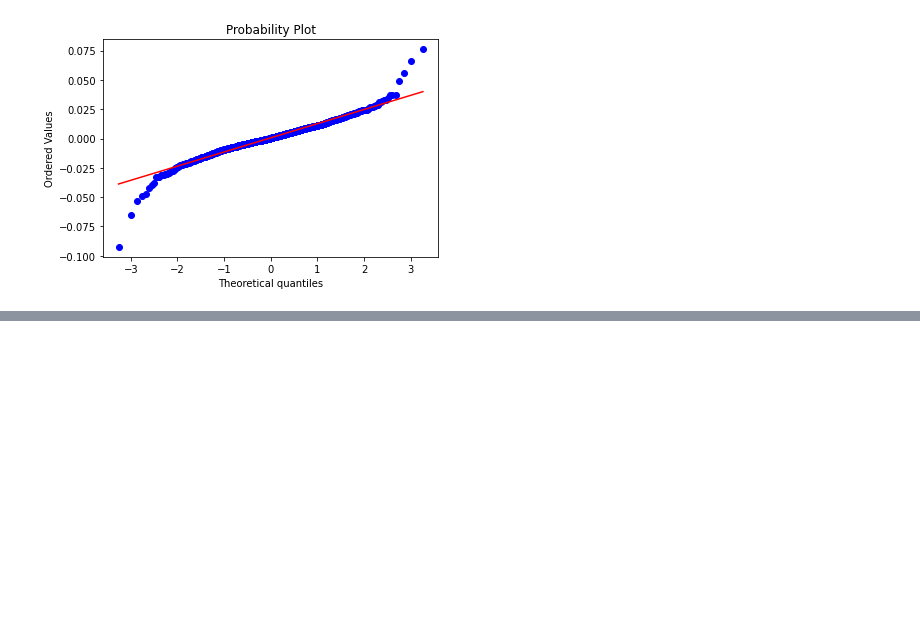
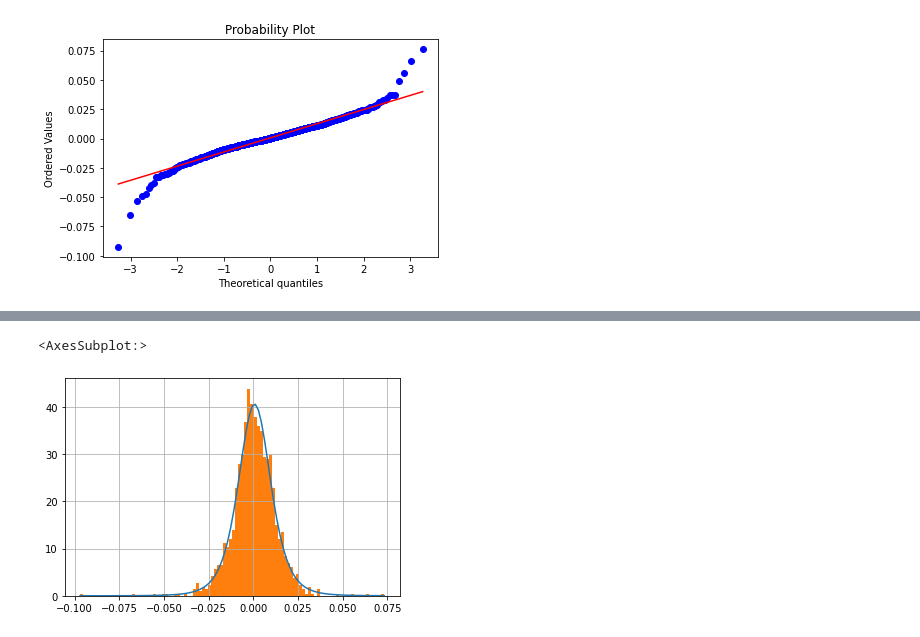
Before and after one commit to emiliocimino/financialengineering, a Jupyter notebook: 1 - Financial Basis/Financial Statistics.ipynb, the cells around one changed output, grey strips where cells are left out. Saved outputs shown, nothing was run; the diff lists cells and outputs as text; code cells hidden in the pictures; blank space fills up the shorter version.

```diff
--- a/1 - Financial Basis/Financial Statistics.ipynb
+++ b/1 - Financial Basis/Financial Statistics.ipynb
@@ -206,0 +268,13 @@ sm.qqplot(sbux['log_return'].dropna(), line='s');
+# %%
+x_list = np.linspace(sbux['log_return'].min(), sbux['log_return'].max(), 100 )
+# %%
+params = t.fit(sbux['log_return'].dropna())
+df, loc, scale = params
+# %%
+y_list = t.pdf(x_list, df, loc, scale)
+# %%
+plt.plot(x_list, y_list)
+sbux['log_return'].hist(bins=100, density=True)
+# %% [output]
+<AxesSubplot:>
+[figure, added]
```
Also changed, not shown: parts of 31 cells of this notebook, 1 other file.
